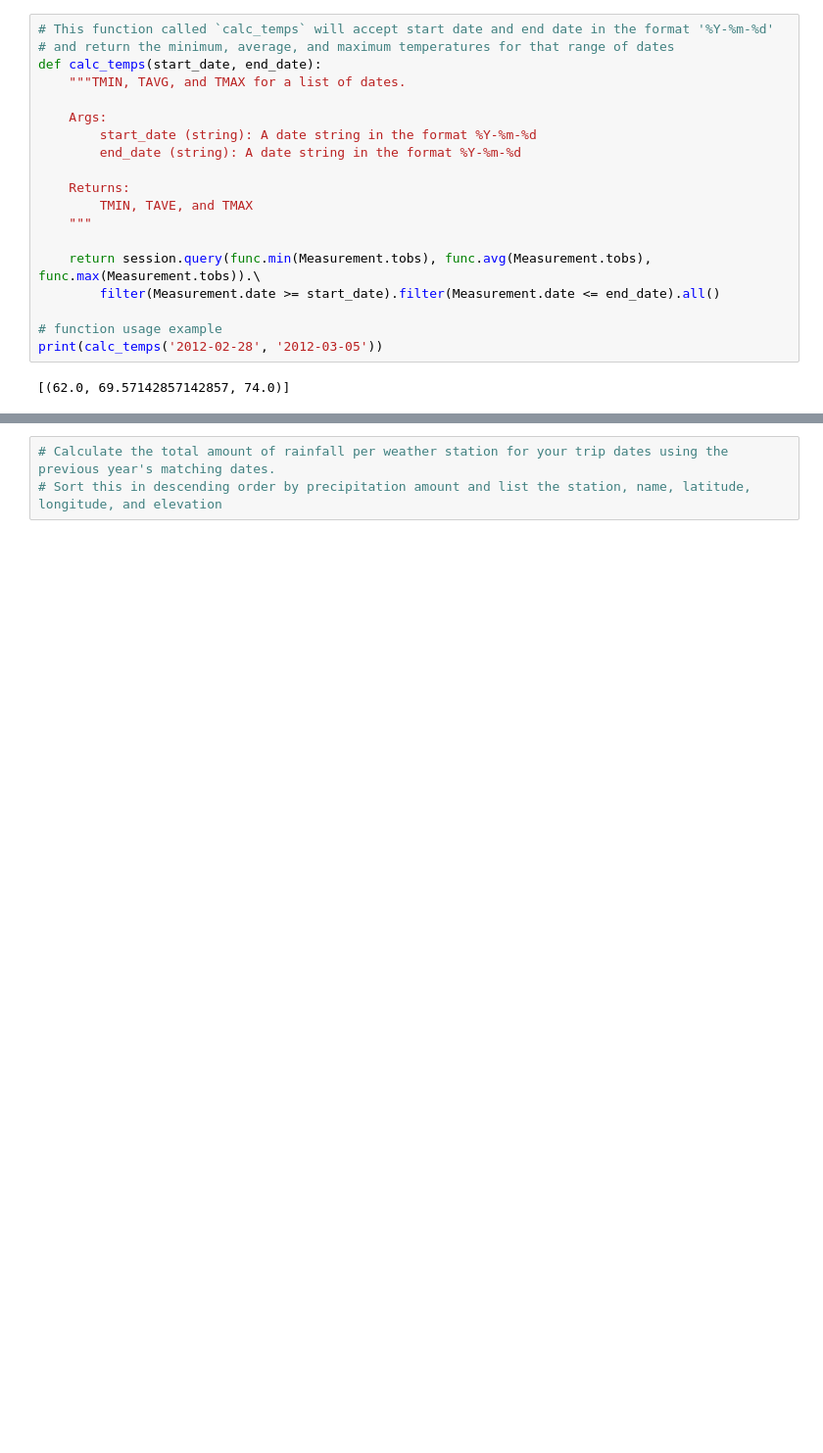
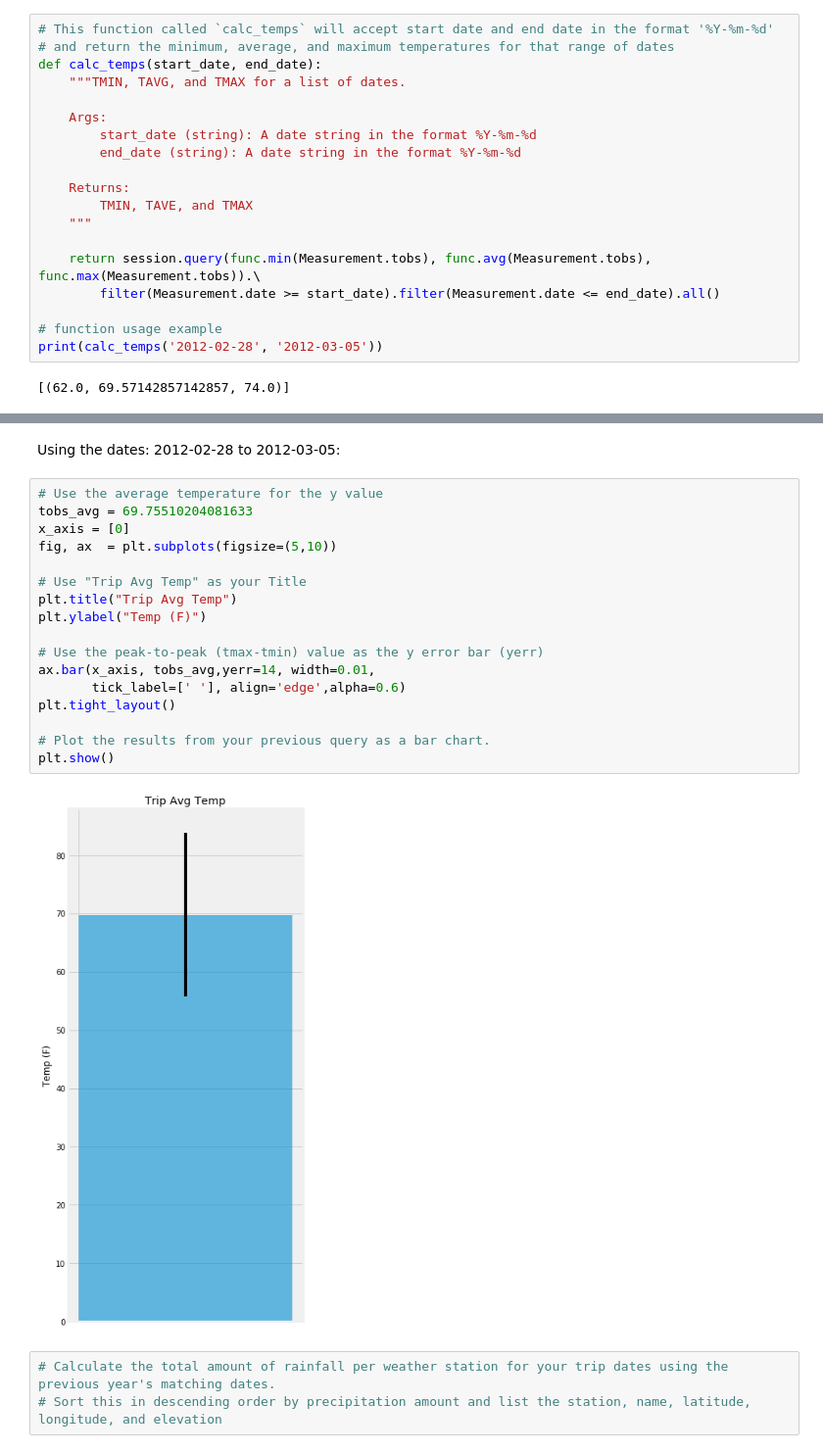
Before and after one commit to sajmera9/sqlalchemy-challenge-final, a Jupyter notebook: climate_starter.ipynb, the cells around one changed output, grey strips where cells are left out. Shown at 98% size. Drawn from its saved outputs; the diff is of its cells as text; blank space fills up the shorter version.

Commit message:
plotted avg trip temp with matplotlib

```diff
--- a/climate_starter.ipynb
+++ b/climate_starter.ipynb
@@ -187,3 +180,24 @@ print(calc_temps('2012-02-28', '2012-03-05'))
+# %% [markdown]
+Using the dates: 2012-02-28 to 2012-03-05:
+# %%
+# Use the average temperature for the y value
+tobs_avg = 69.75510204081633
+x_axis = [0]
+fig, ax  = plt.subplots(figsize=(5,10))
+
+# Use "Trip Avg Temp" as your Title
+plt.title("Trip Avg Temp")
+plt.ylabel("Temp (F)")
+
+# Use the peak-to-peak (tmax-tmin) value as the y error bar (yerr)
+ax.bar(x_axis, tobs_avg,yerr=14, width=0.01,
+       tick_label=[' '], align='edge',alpha=0.6)
+plt.tight_layout()
+
+# Plot the results from your previous query as a bar chart.
+plt.show()
+# %% [output]
+[figure, added]
 # %%
 # Calculate the total amount of rainfall per weather station for your trip dates using the previous year's matching dates.
 # Sort this in descending order by precipitation amount and list the station, name, latitude, longitude, and elevation
```
Also changed, not shown: parts of 2 cells of this notebook.
